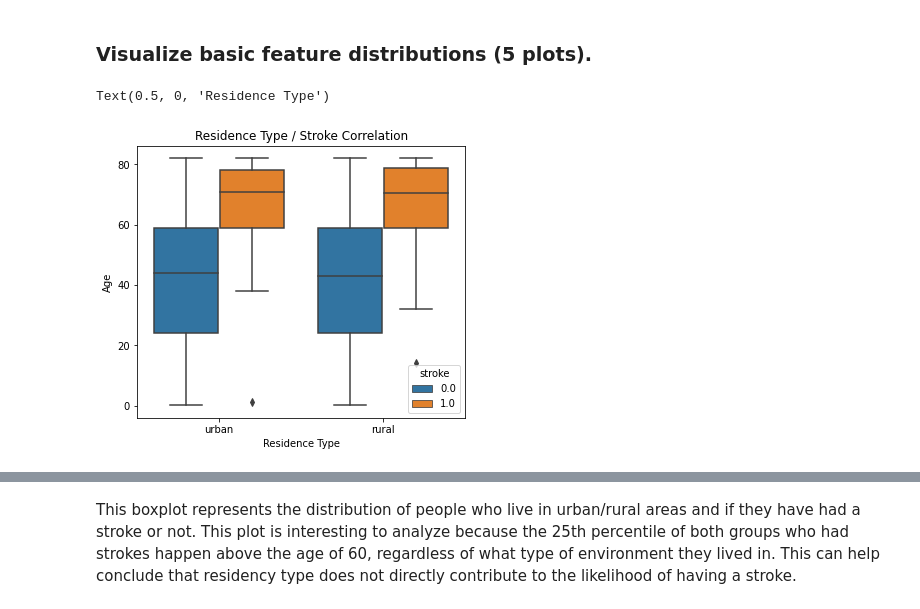
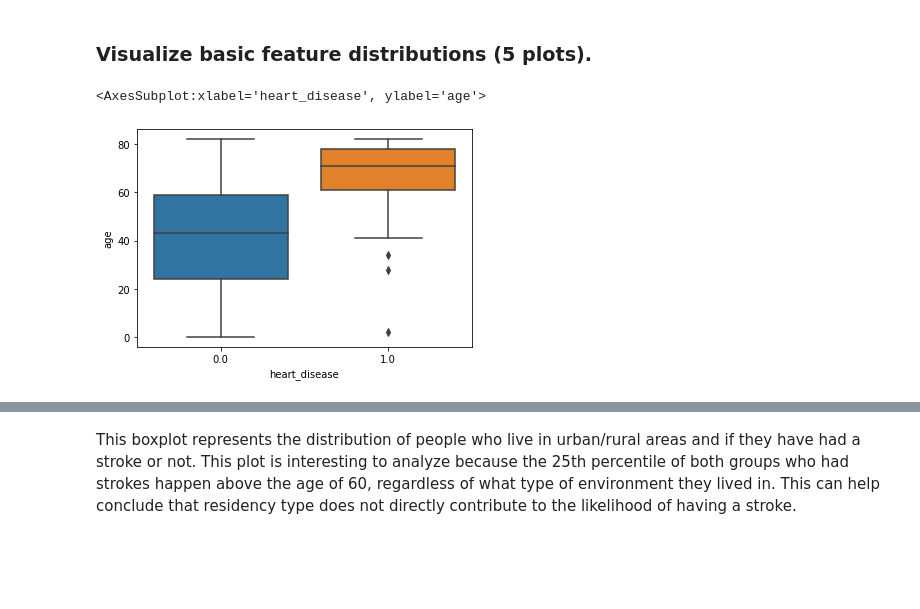
Before and after one commit to HaydenCenter/CS7324-Labs, a Jupyter notebook: Lab1/Lab One - Exploring Table Data - Fidelia.ipynb, the cells around one changed output, grey strips where cells are left out. Cells and saved outputs as stored; diff of their text form; code cells hidden in the pictures; blank space fills up the shorter version.

```diff
--- a/Lab1/Lab One - Exploring Table Data - Fidelia.ipynb
+++ b/Lab1/Lab One - Exploring Table Data - Fidelia.ipynb
@@ -220,14 +124,3 @@ plt.show()
 ## Part III - Data Visualization
 # %% [markdown]
 ### Visualize basic feature distributions (5 plots).
-# %%
-import seaborn as sns
-plt.subplots(figsize=(20, 5))
-plt.subplot(1,3,1)
-sns.boxplot(x="residence_type", y="age", hue="stroke", data=df_imputed)
-plt.title('Residence Type / Stroke Correlation')
-plt.ylabel('Age')
-plt.xlabel('Residence Type')
-# %% [output]
-Text(0.5, 0, 'Residence Type')
-[figure, removed]
@@ -233,0 +154,5 @@ Text(0.5, 0, 'Residence Type')
+# %%
+sns.boxplot(x="heart_disease", y="age", data=df_imputed)
+# %% [output]
+<AxesSubplot:xlabel='heart_disease', ylabel='age'>
+[figure, added]
```
Also changed, not shown: parts of 13 cells of this notebook.
